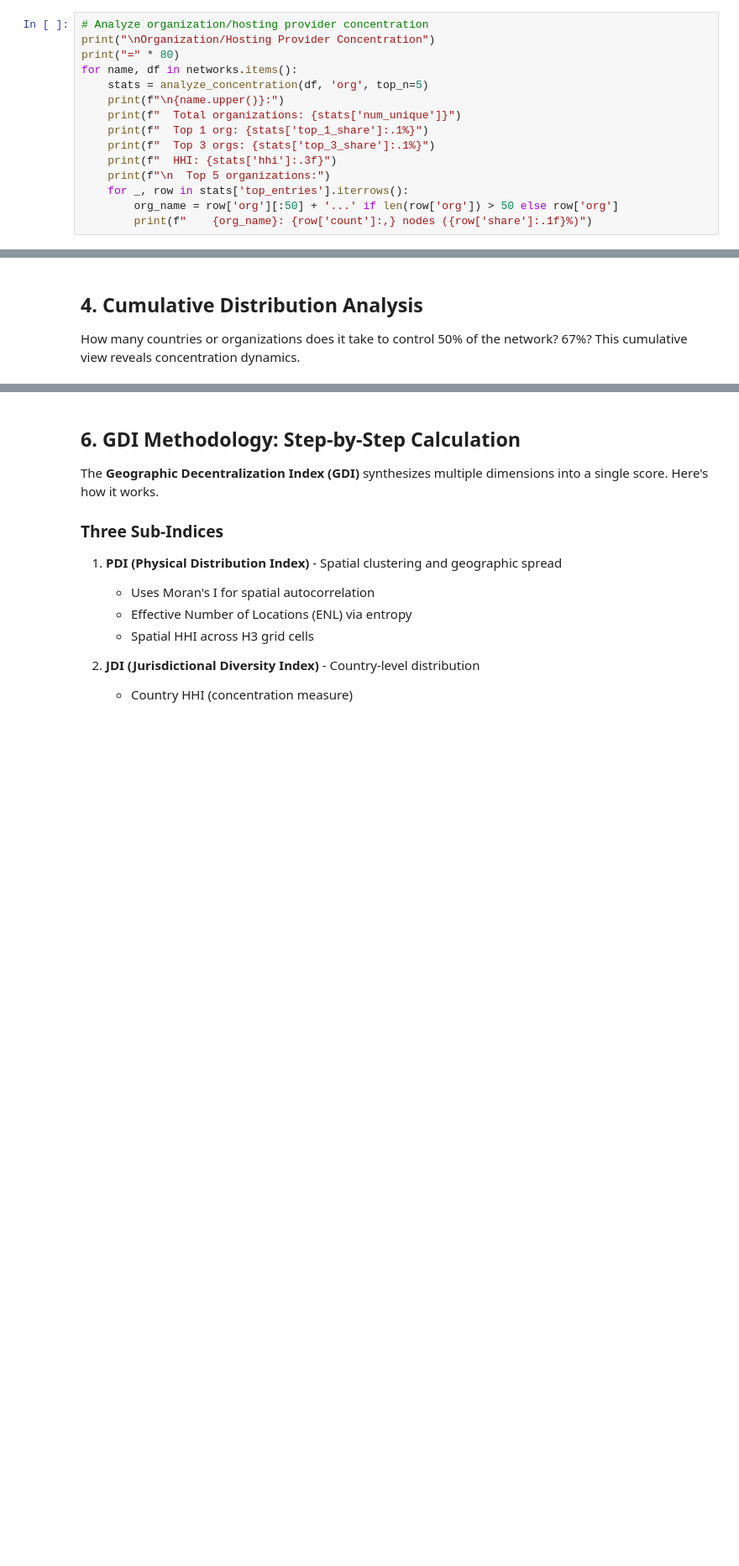
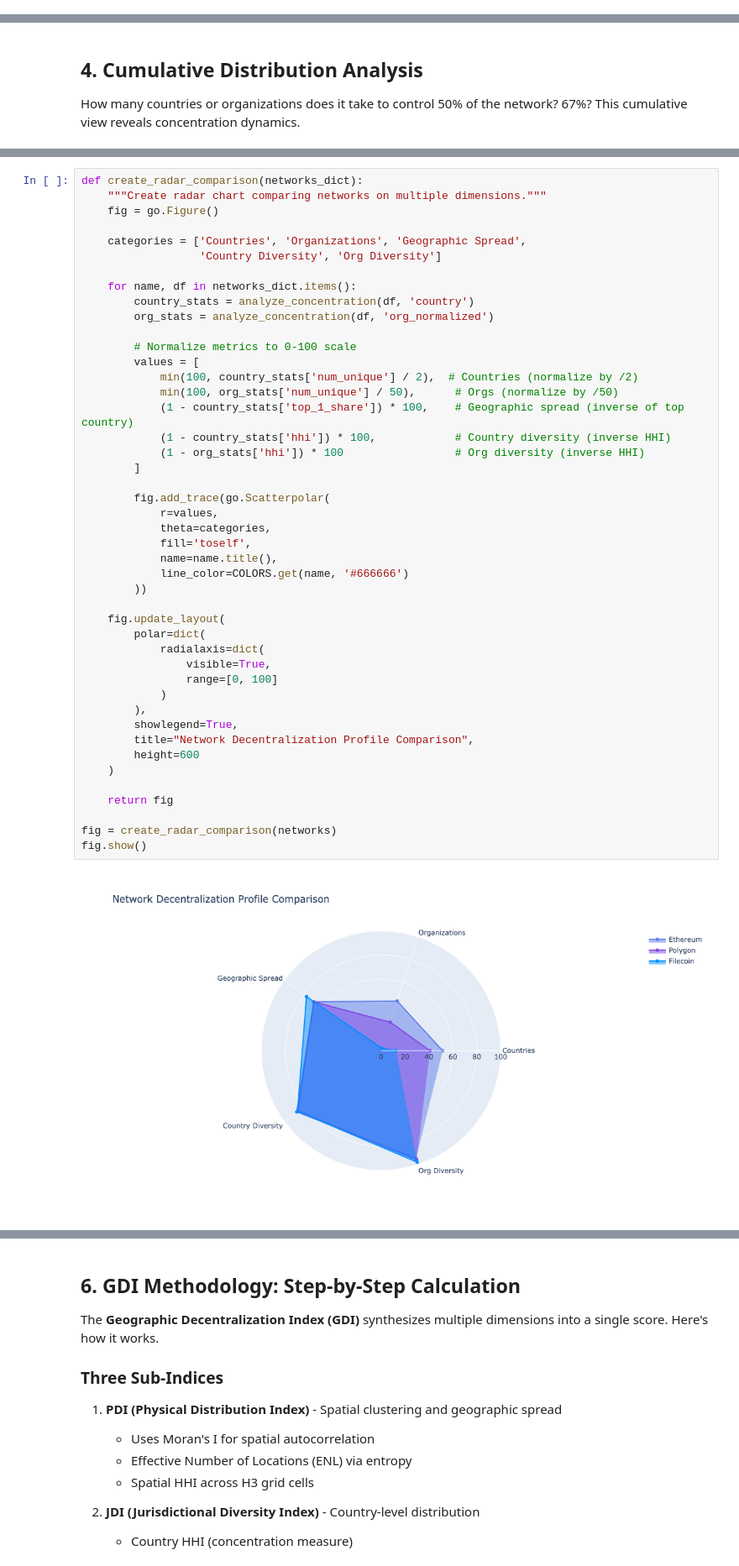
Before and after one commit to DecentralizedGeo/geobeat, a Jupyter notebook: data/notebooks/network_analysis_eda.ipynb, the cells around one changed output, grey strips where cells are left out. Shown at 84% size. Drawn from its saved outputs; the diff is of its cells as text; blank space fills up the shorter version.

```diff
--- a/data/notebooks/network_analysis_eda.ipynb
+++ b/data/notebooks/network_analysis_eda.ipynb
@@ -305,18 +539,3 @@ fig.show()
-# %%
-# Analyze organization/hosting provider concentration
-print("\nOrganization/Hosting Provider Concentration")
-print("=" * 80)
-for name, df in networks.items():
-    stats = analyze_concentration(df, 'org', top_n=5)
-    print(f"\n{name.upper()}:")
-    print(f"  Total organizations: {stats['num_unique']}")
-    print(f"  Top 1 org: {stats['top_1_share']:.1%}")
-    print(f"  Top 3 orgs: {stats['top_3_share']:.1%}")
-    print(f"  HHI: {stats['hhi']:.3f}")
-    print(f"\n  Top 5 organizations:")
-    for _, row in stats['top_entries'].iterrows():
-        org_name = row['org'][:50] + '...' if len(row['org']) > 50 else row['org']
-        print(f"    {org_name}: {row['count']:,} nodes ({row['share']:.1f}%)")
 # %%
 def plot_top_orgs(networks_dict, top_n=10):
     """Create horizontal bar charts showing top organizations for each network."""
@@ -457,3 +682,50 @@ comparison_df
+# %%
+def create_radar_comparison(networks_dict):
+    """Create radar chart comparing networks on multiple dimensions."""
+    fig = go.Figure()
+
+    categories = ['Countries', 'Organizations', 'Geographic Spread',
+                  'Country Diversity', 'Org Diversity']
+
+    for name, df in networks_dict.items():
+        country_stats = analyze_concentration(df, 'country')
+        org_stats = analyze_concentration(df, 'org_normalized')
+
+        # Normalize metrics to 0-100 scale
+        values = [
+            min(100, country_stats['num_unique'] / 2),  # Countries (normalize by /2)
+            min(100, org_stats['num_unique'] / 50),      # Orgs (normalize by /50)
+            (1 - country_stats['top_1_share']) * 100,    # Geographic spread (inverse of top country)
+            (1 - country_stats['hhi']) * 100,            # Country diversity (inverse HHI)
+            (1 - org_stats['hhi']) * 100                 # Org diversity (inverse HHI)
+        ]
+
+        fig.add_trace(go.Scatterpolar(
+            r=values,
+            theta=categories,
+            fill='toself',
+            name=name.title(),
+            line_color=COLORS.get(name, '#666666')
+        ))
+
+    fig.update_layout(
+        polar=dict(
+            radialaxis=dict(
+                visible=True,
+                range=[0, 100]
+            )
+        ),
+        showlegend=True,
+        title="Network Decentralization Profile Comparison",
+        height=600
+    )
+
+    return fig
+
+fig = create_radar_comparison(networks)
+fig.show()
+# %% [output]
+[figure, added]
 # %%
 def create_radar_comparison(networks_dict):
     """Create radar chart comparing networks on multiple dimensions."""
```
Also changed, not shown: parts of 22 cells of this notebook.
